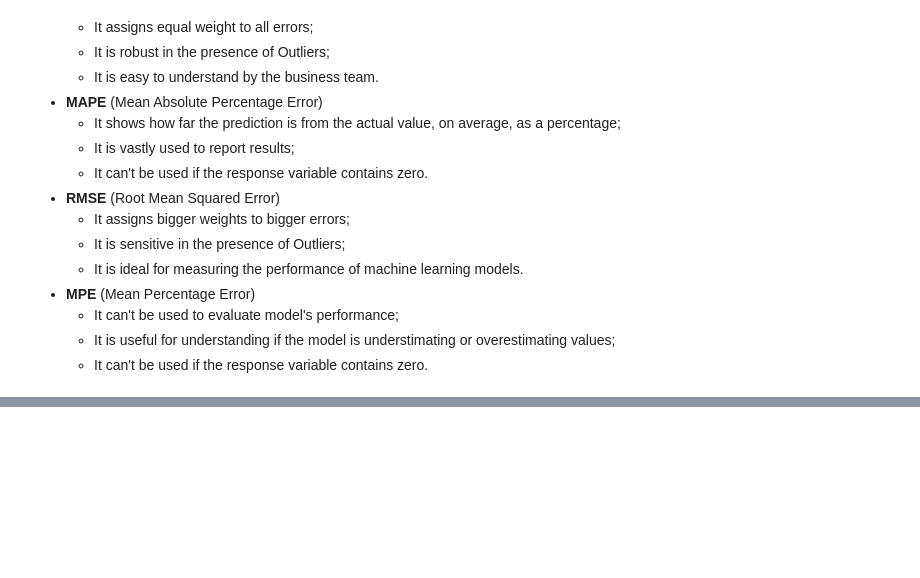
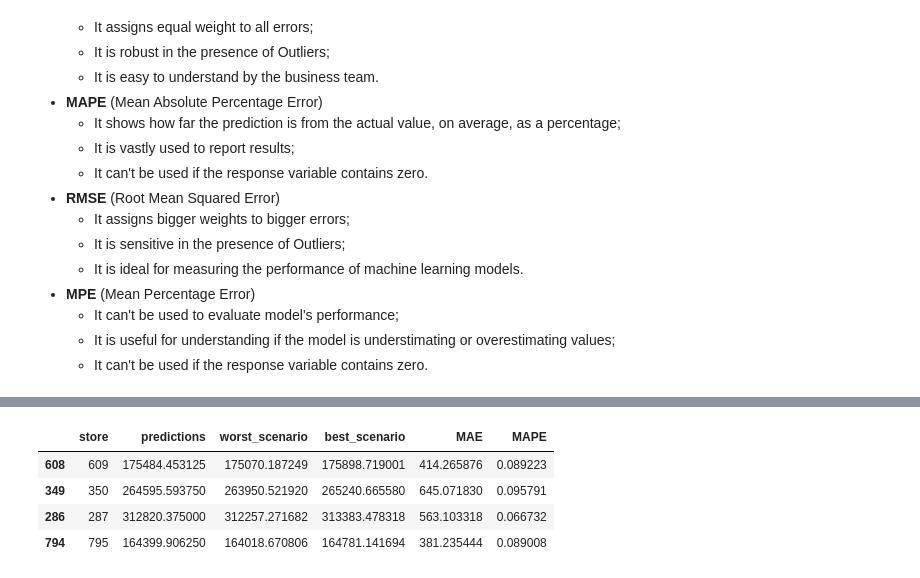
Before and after one commit to Gutscs/Rossmann-Forecasting-Sales, a Jupyter notebook: RossmanSales.ipynb, the cells around one changed output, grey strips where cells are left out. Saved outputs shown, nothing was run; the diff lists cells and outputs as text; code cells hidden in the pictures; blank space fills up the shorter version.

```diff
--- a/RossmanSales.ipynb
+++ b/RossmanSales.ipynb
@@ -1491,0 +1521,8 @@ Error metrics characteristics:
+# %%
+df92.sample(4)
+# %% [output]
+|  | store | predictions | worst_scenario | best_scenario | MAE | MAPE |
+| 608 | 609 | 175484.453125 | 175070.187249 | 175898.719001 | 414.265876 | 0.089223 |
+| 349 | 350 | 264595.593750 | 263950.521920 | 265240.665580 | 645.071830 | 0.095791 |
+| 286 | 287 | 312820.375000 | 312257.271682 | 313383.478318 | 563.103318 | 0.066732 |
+| 794 | 795 | 164399.906250 | 164018.670806 | 164781.141694 | 381.235444 | 0.089008 |
```
Also changed, not shown: parts of 15 cells of this notebook.
